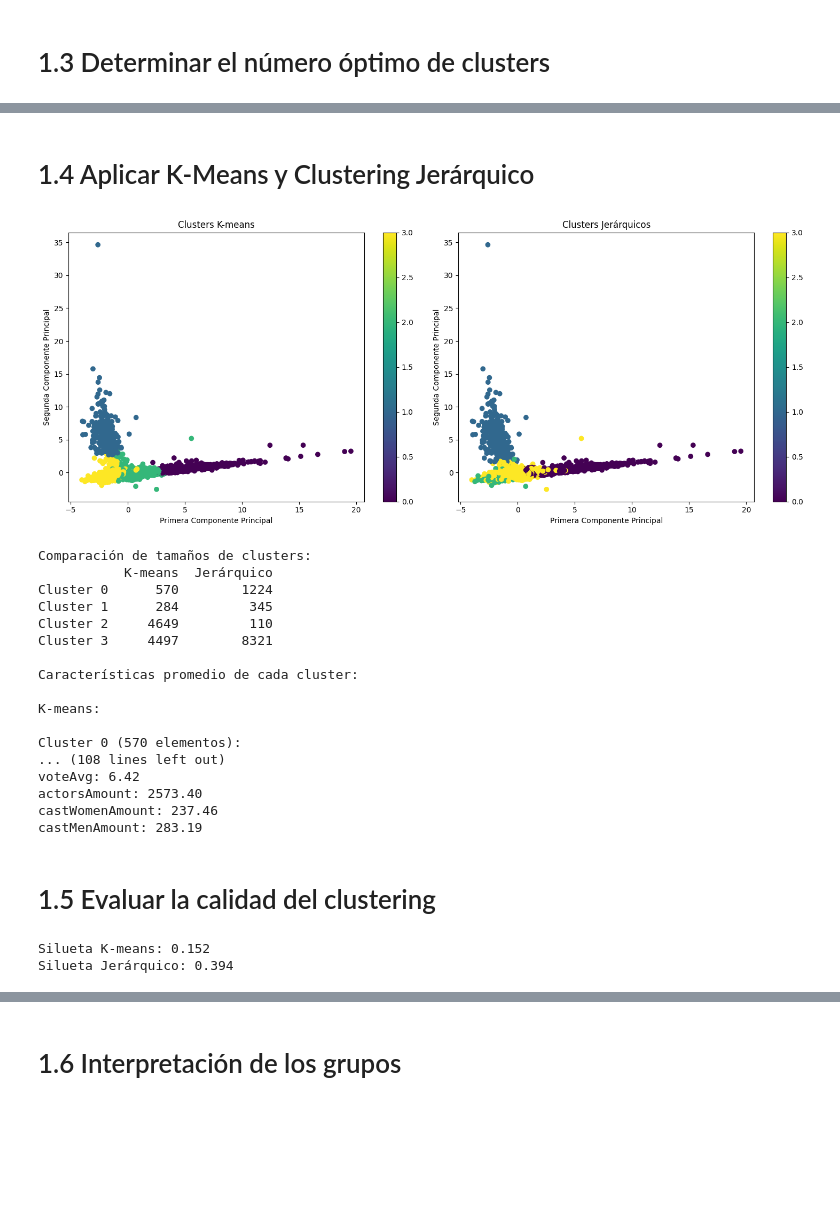
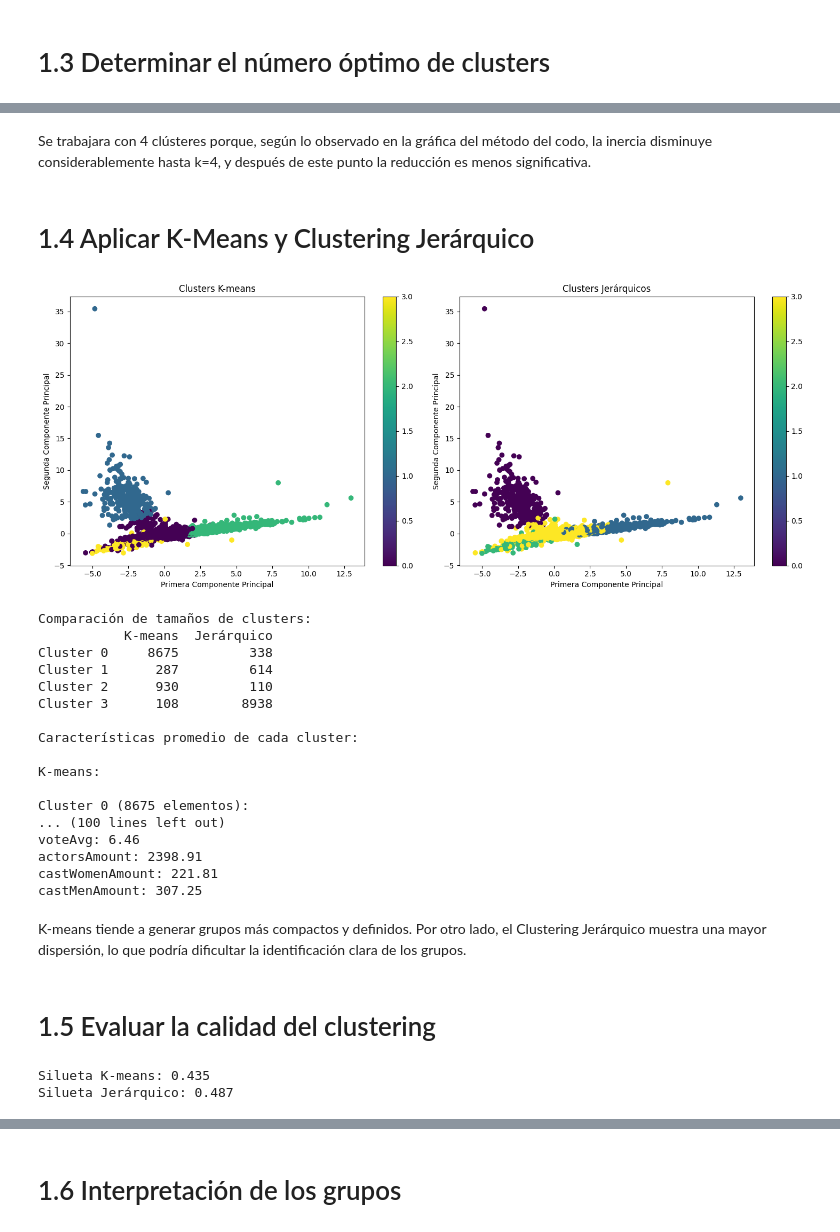
Before and after one commit to SebastianUVG/HT2_mineriaDatos, a Jupyter notebook: ht2-remix.ipynb, the cells around one changed output, grey strips where cells are left out. Drawn from its saved outputs; the diff is of its cells as text; code cells hidden in the pictures; blank space fills up the shorter version.

```diff
--- a/ht2-remix.ipynb
+++ b/ht2-remix.ipynb
@@ -95,3 +133,18 @@ X_scaled = pd.DataFrame(X_scaled, columns=X.columns)
+# %%
+# Lista de columnas numéricas que usaremos
+columnas_numericas = [
+    "popularity", "budget", "runtime", "genresAmount",
+    "productionCoAmount", "productionCountriesAmount", "voteCount",
+    "voteAvg","actorsAmount", "castWomenAmount", "castMenAmount"
+]
+
+# Crear un nuevo DataFrame con solo estas columnas
+datos_numericos = datos[columnas_numericas].copy()
+# %%
+X = datos_numericos[columnas_numericas]
+scaler = StandardScaler()
+X_scaled = scaler.fit_transform(X)
+X_scaled = pd.DataFrame(X_scaled, columns=X.columns)
 # %% [markdown]
 # 1.2 Análisis de la tendencia al agrupamiento #
 # %%
@@ -105,7 +176,7 @@ Estadístico de Hopkins: 0.986
 # %%
 
 inertias = []
-K = range(1, 11)
+K = range(1, 12)
 
 for k in K:
     kmeans = KMeans(n_clusters=k, random_state=42, n_init=10)
@@ -124,23 +195,27 @@ plt.show()
+# %% [markdown]
+Se trabajara con 4 clústeres porque, según lo observado en la gráfica del método del codo, la inercia disminuye considerablemente hasta k=4, y después de este punto la reducción es menos significativa.
 # %% [markdown]
 # 1.4 Aplicar K-Means y Clustering Jerárquico #
 # %%
-
 k_optimo = 4
 
-
+# 1. Generar clusters con K-means
 kmeans = KMeans(n_clusters=k_optimo, random_state=42, n_init=10)
 clusters_kmeans = kmeans.fit_predict(X_scaled)
 
+# 2. Generar clusters con método jerárquico
+# Calcular el linkage
 Z = linkage(X_scaled, method='ward')
 
+# Generar los clusters jerárquicos
+clusters_jerarquico = fcluster(Z, k_optimo, criterion='maxclust')
+clusters_jerarquico = clusters_jerarquico - 1  # Ajustamos los índices para que empiecen en 0
 
-clusters_jerarquico = fcluster(Z, k_optimo, criterion='maxclust')
-clusters_jerarquico = clusters_jerarquico - 1
-
-clusters_kmeans = kmeans.fit_predict(X_scaled)
+# 3. Reducción de dimensionalidad para visualización
 pca = PCA(n_components=2)
 X_pca = pca.fit_transform(X_scaled)
 
+# Visualización
 plt.figure(figsize=(15, 6))
 
 # K-means
@@ -162,52 +237,64 @@ plt.colorbar(scatter_hier)
 plt.tight_layout()
 plt.show()
 
+# Comparación de tamaños de los clusters
 sizes_comparison = pd.DataFrame({
     'K-means': [np.sum(clusters_kmeans == i) for i in range(k_optimo)],
     'Jerárquico': [np.sum(clusters_jerarquico == i) for i in range(k_optimo)]
 }, index=[f'Cluster {i}' for i in range(k_optimo)])
 
 print("\nComparación de tamaños de clusters:")
 print(sizes_comparison)
 
+# Asignación de los clusters al DataFrame
+datos_numericos['Cluster_KMeans'] = clusters_kmeans
+datos_numericos['Cluster_Hierarchical'] = clusters_jerarquico
+
+# Supongamos que 'columnas_numericas' es una lista de las columnas numéricas en 'datos_numericos'
+# Ejemplo: columnas_numericas = ['columna1', 'columna2', 'columna3']
+columnas_numericas = datos_numericos.select_dtypes(include=['float64', 'int64']).columns
+
+# Cálculo de las características promedio por cluster
 print("\nCaracterísticas promedio de cada cluster:")
 
 # Para K-means
 print("\nK-means:")
 for i in range(k_optimo):
     cluster_data = datos_numericos[datos_numericos['Cluster_KMeans'] == i]
     print(f"\nCluster {i} ({len(cluster_data)} elementos):")
     means = cluster_data[columnas_numericas].mean()
     for col, mean in means.items():
         print(f"{col}: {mean:.2f}")
 
 # Para Jerárquico
 print("\nJerárquico:")
 for i in range(k_optimo):
     cluster_data = datos_numericos[datos_numericos['Cluster_Hierarchical'] == i]
     print(f"\nCluster {i} ({len(cluster_data)} elementos):")
     means = cluster_data[columnas_numericas].mean()
     for col, mean in means.items():
         print(f"{col}: {mean:.2f}")
 # %% [output]
-[figure, old version]
+[figure, new version]
 Comparación de tamaños de clusters:
            K-means  Jerárquico
-Cluster 0      570        1224
-Cluster 1      284         345
-Cluster 2     4649         110
-Cluster 3     4497        8321
+Cluster 0     8675         338
+Cluster 1      287         614
+Cluster 2      930         110
+Cluster 3      108        8938
 
 Características promedio de cada cluster:
 
 K-means:
 
-Cluster 0 (570 elementos):
-... (108 lines left out)
-voteAvg: 6.42
-actorsAmount: 2573.40
-castWomenAmount: 237.46
-castMenAmount: 283.19
+Cluster 0 (8675 elementos):
+... (100 lines left out)
+voteAvg: 6.46
+actorsAmount: 2398.91
+castWomenAmount: 221.81
+castMenAmount: 307.25
+# %% [markdown]
+K-means tiende a generar grupos más compactos y definidos. Por otro lado, el Clustering Jerárquico muestra una mayor dispersión, lo que podría dificultar la identificación clara de los grupos.
 # %% [markdown]
 # 1.5 Evaluar la calidad del clustering #
 # %%
@@ -222,8 +309,8 @@ print(f"Silueta Jerárquico: {silhouette_jerarquico:.3f}")
 datos_numericos['Cluster_KMeans'] = clusters_kmeans
 datos_numericos['Cluster_Hierarchical'] = clusters_jerarquico
 # %% [output]
-Silueta K-means: 0.152
-Silueta Jerárquico: 0.394
+Silueta K-means: 0.435
+Silueta Jerárquico: 0.487
 # %%
 # Gráfico de siluetas
 def plot_silhouette(X, cluster_labels, title):
```
Also changed, not shown: parts of 13 cells of this notebook.
